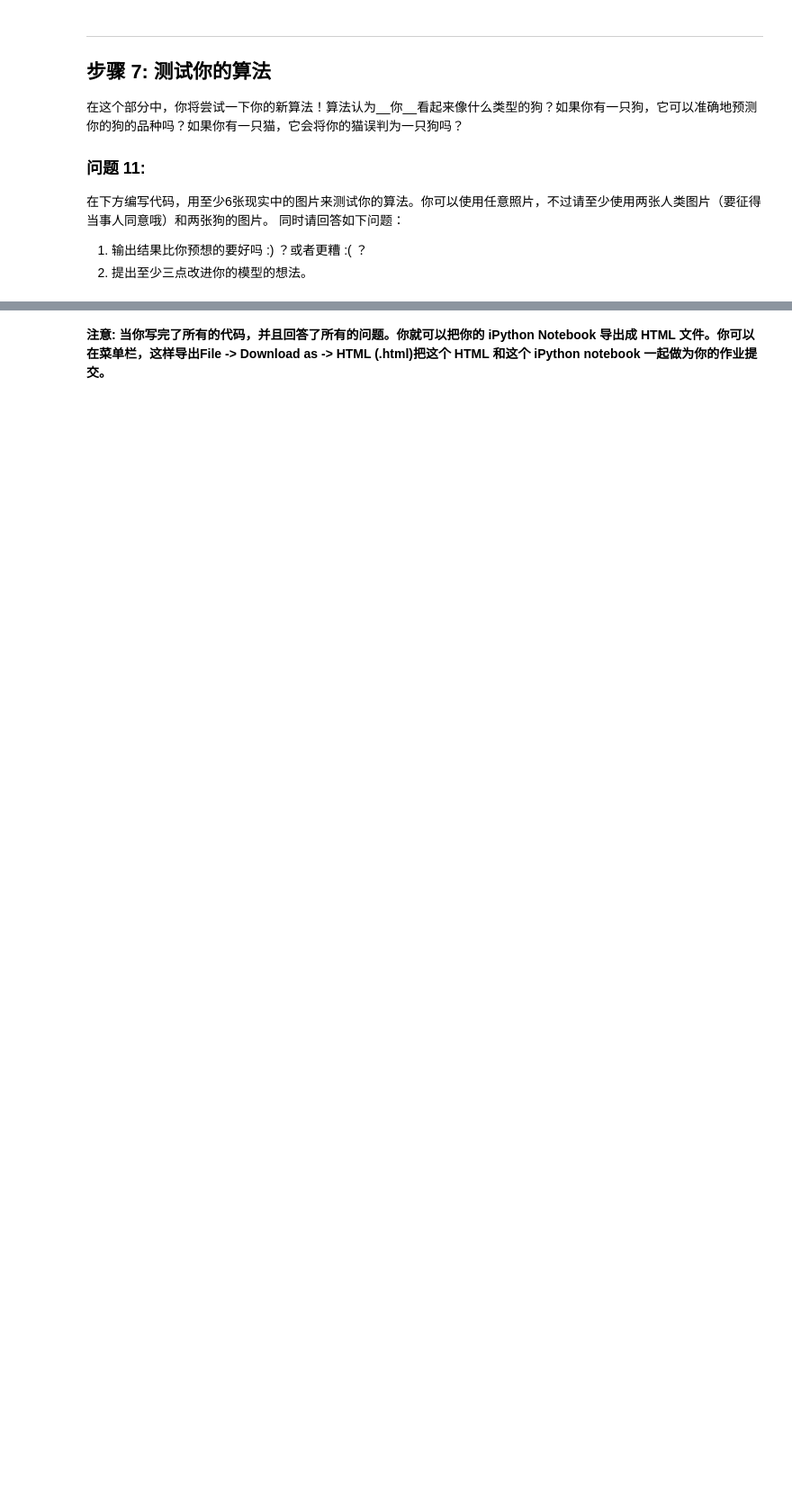
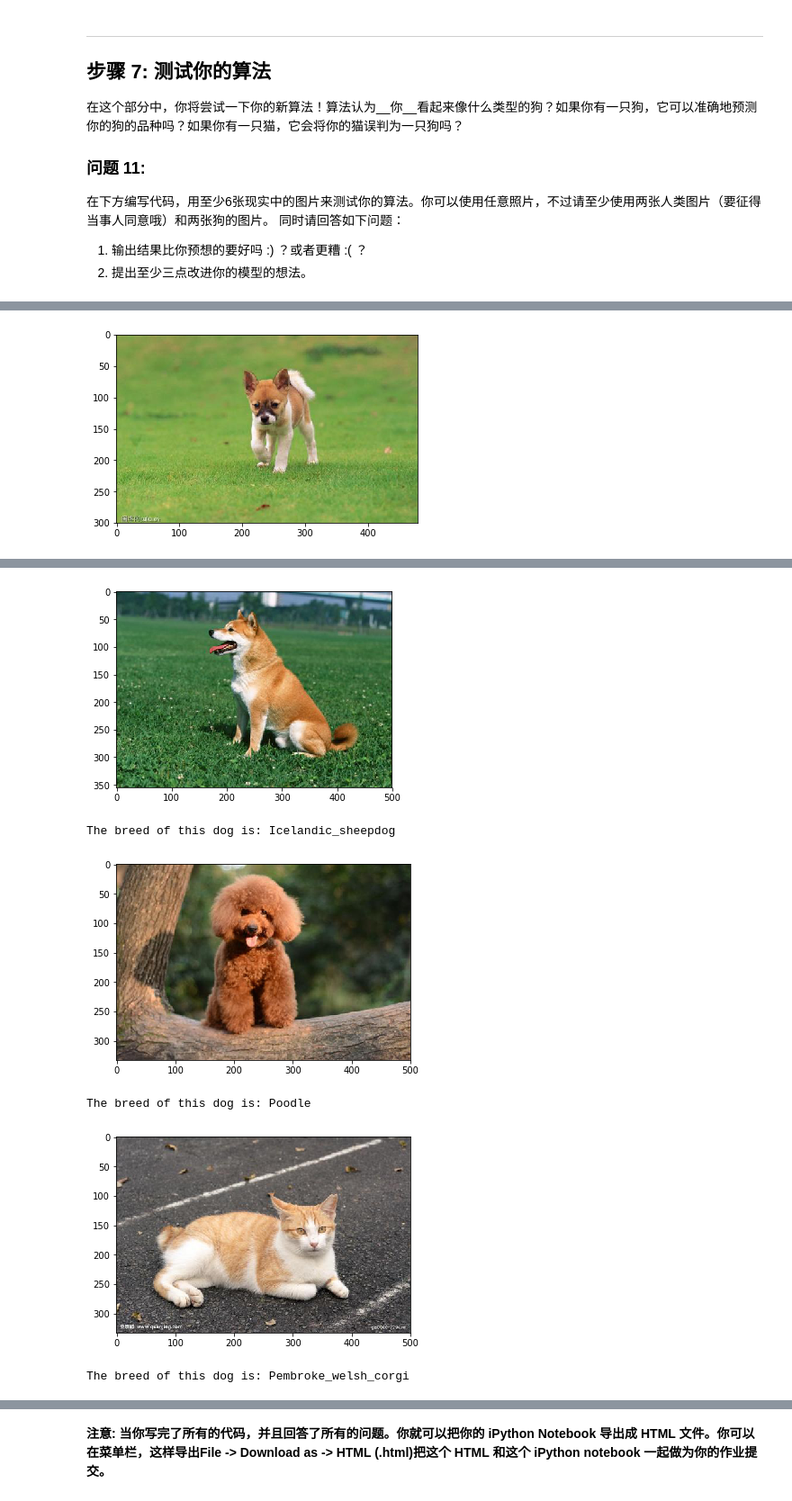
Before and after one commit to Randy-DENG/P5_DL_DogProject, a Jupyter notebook: dog-project/dog_app.ipynb, the cells around one changed output, grey strips where cells are left out. Shown at 90% size. Saved outputs shown, nothing was run; the diff lists cells and outputs as text; code cells hidden in the pictures; blank space fills up the shorter version.

```diff
--- a/dog-project/dog_app.ipynb
+++ b/dog-project/dog_app.ipynb
@@ -405,11 +409,11 @@ from keras.models import Sequential
 model = Sequential()
 
 ### TODO: 定义你的网络架构
-conv2d_1 = Conv2D(16, (2, 2), (1, 1), padding = 'valid', activation = 'relu', input_shape = (224, 224, 3))
+conv2d_1 = Conv2D(16, (2, 2), strides=(1, 1), padding = 'valid', activation = 'relu', input_shape = (224, 224, 3))
 maxPool2d_1 = MaxPooling2D((2, 2), strides = (2, 2), padding = 'valid')
-conv2d_2 = Conv2D(32, (2, 2), (1, 1), padding = 'valid', activation = 'relu')
+conv2d_2 = Conv2D(32, (2, 2), strides=(1, 1), padding = 'valid', activation = 'relu')
 maxPool2d_2 = MaxPooling2D((2, 2), strides = (2, 2), padding = 'valid')
-conv2d_3 = Conv2D(64, (2, 2), (1, 1), padding = 'valid', activation = 'relu')
+conv2d_3 = Conv2D(64, (2, 2), strides=(1, 1), padding = 'valid', activation = 'relu')
 maxPool2d_3 = MaxPooling2D((2, 2), strides = (2, 2), padding = 'valid')
 globalAvgPool2d_1 = GlobalAveragePooling2D()
 dense_1 = Dense(133, activation = 'softmax')
@@ -706,3 +810,29 @@ def Resnet50_predict_breed(img_path):
+# %%
+### TODO: 设计你的算法
+### 自由地使用所需的代码单元数吧
+def human_dog_detector(img_path):
+
+    # 读入图像
+    img_input = cv2.imread(img_path)
+
+    # 将BGR图像转变为RGB图像以打印
+    img_rgb = cv2.cvtColor(img_input, cv2.COLOR_BGR2RGB)
+
+    # 展示含有识别框的图像
+    plt.imshow(img_rgb)
+    plt.show()
+
+    if dog_detector(img_path):
+        breed = Resnet50_predict_breed(img_path)
+        print("The breed of this dog is:", breed)
+        return breed
+    elif face_detector(img_path):
+        breed = Resnet50_predict_breed(img_path)
+        print("This human looks like a:", breed)
+        return breed
+    else:
+        print("Warning: Neither human nor dog is detected in this image")
+        return None
 # %% [markdown]
 ---
 <a id='step7'></a>
@@ -725,0 +857,12 @@ def Resnet50_predict_breed(img_path):
+# %%
+## TODO: 在你的电脑上，在步骤6中，至少在6张图片上运行你的算法。
+## 自由地使用所需的代码单元数吧
+human_dog_detector('real_images/Dog.jpg')
+human_dog_detector('real_images/Dog_1.jpg')
+human_dog_detector('real_images/Dog_2.jpg')
+human_dog_detector('real_images/Cat.jpg')
+human_dog_detector('real_images/SunHonglei.jpg')
+human_dog_detector('real_images/ChenKun.jpg')
+human_dog_detector('real_images/View.jpg')
+# %% [output]
+[figure, added]
@@ -725,0 +871,6 @@ def Resnet50_predict_breed(img_path):
+[figure, added]
+The breed of this dog is: Icelandic_sheepdog
+[figure, added]
+The breed of this dog is: Poodle
+[figure, added]
+The breed of this dog is: Pembroke_welsh_corgi
```
Also changed, not shown: parts of 18 cells of this notebook.
